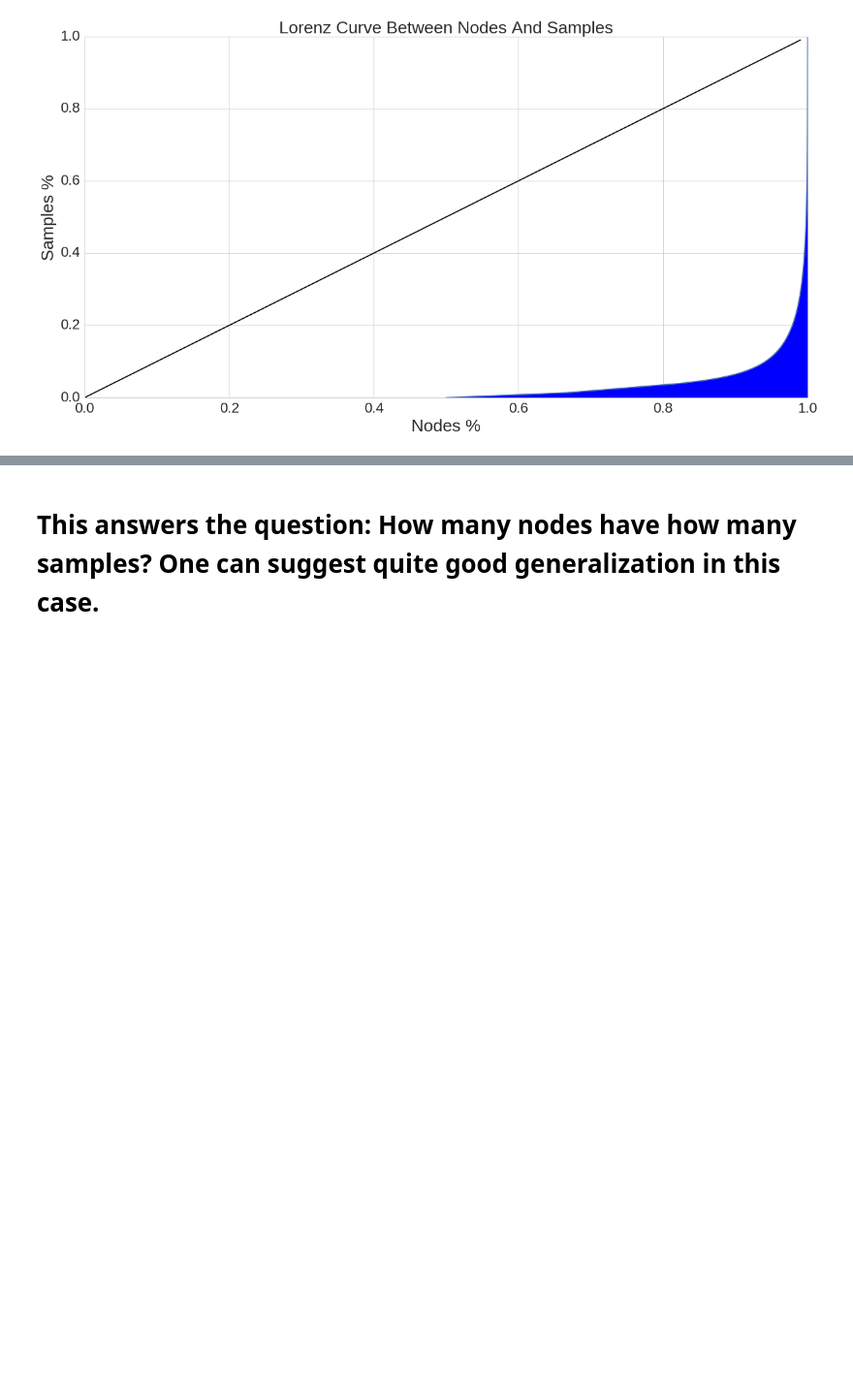
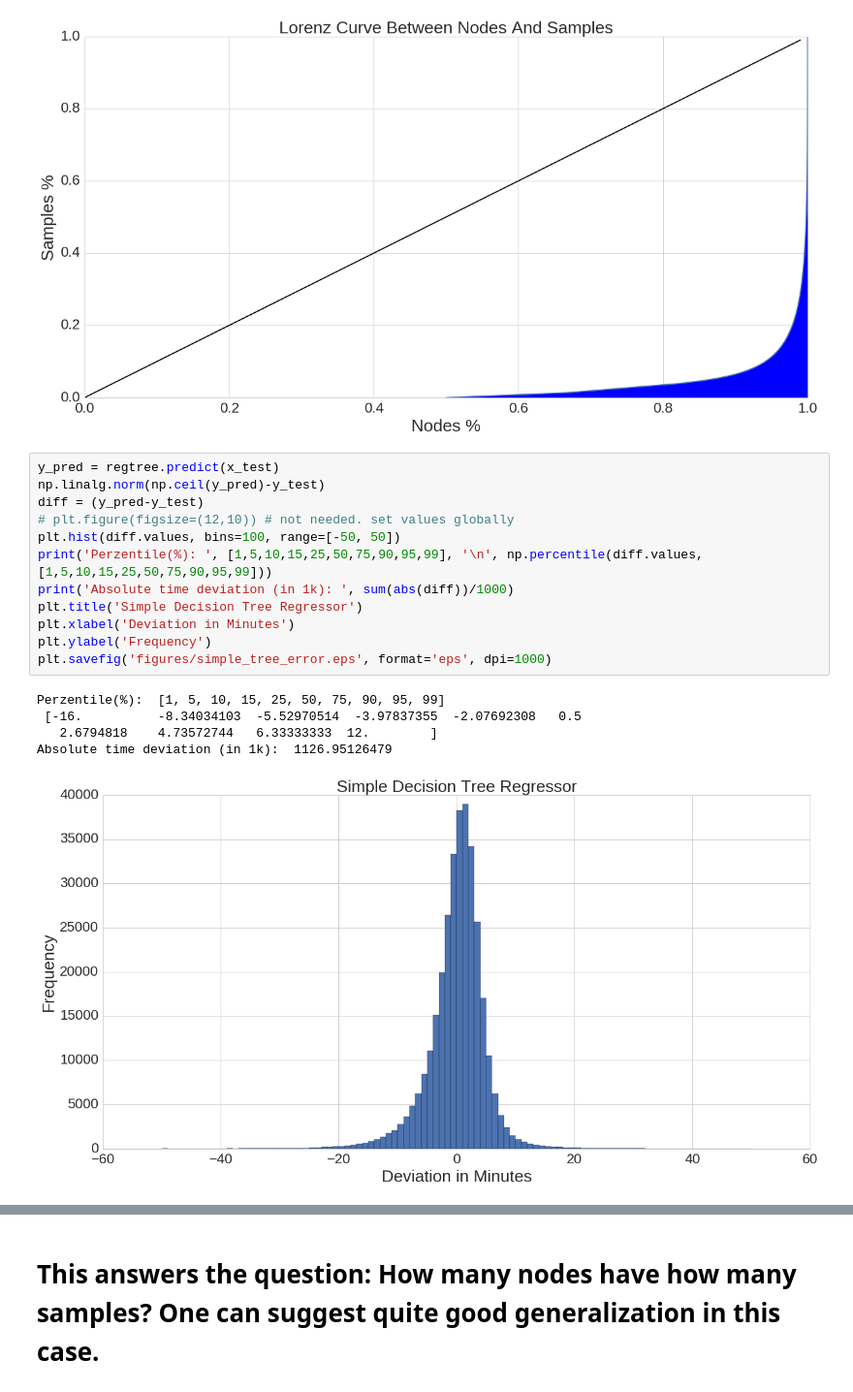
Before and after one commit to nikhase/nyc-taxi, a Jupyter notebook: weeklyAnalysis.ipynb, the cells around one changed output, grey strips where cells are left out. Shown at 97% size. Saved outputs shown, nothing was run; the diff lists cells and outputs as text; blank space fills up the shorter version.

Commit message:
Drawed the error distribution for depth 20

```diff
--- a/weeklyAnalysis.ipynb
+++ b/weeklyAnalysis.ipynb
@@ -1102,3 +1102,21 @@ plt.fill_between(node_perc, samples_perc , color='blue', alpha='1')
 plt.savefig('figures/lorenzcurve.eps', format='eps', dpi=1000)
 # %% [output]
 [figure]
+# %%
+y_pred = regtree.predict(x_test)
+np.linalg.norm(np.ceil(y_pred)-y_test)
+diff = (y_pred-y_test)
+# plt.figure(figsize=(12,10)) # not needed. set values globally
+plt.hist(diff.values, bins=100, range=[-50, 50])
+print('Perzentile(%): ', [1,5,10,15,25,50,75,90,95,99], '\n', np.percentile(diff.values, [1,5,10,15,25,50,75,90,95,99]))
+print('Absolute time deviation (in 1k): ', sum(abs(diff))/1000)
+plt.title('Simple Decision Tree Regressor')
+plt.xlabel('Deviation in Minutes')
+plt.ylabel('Frequency')
+plt.savefig('figures/simple_tree_error.eps', format='eps', dpi=1000)
+# %% [output]
+Perzentile(%):  [1, 5, 10, 15, 25, 50, 75, 90, 95, 99]
+ [-16.          -8.34034103  -5.52970514  -3.97837355  -2.07692308   0.5
+   2.6794818    4.73572744   6.33333333  12.        ]
+Absolute time deviation (in 1k):  1126.95126479
+[figure, added]
```
Also changed, not shown: parts of 1 cell of this notebook.
